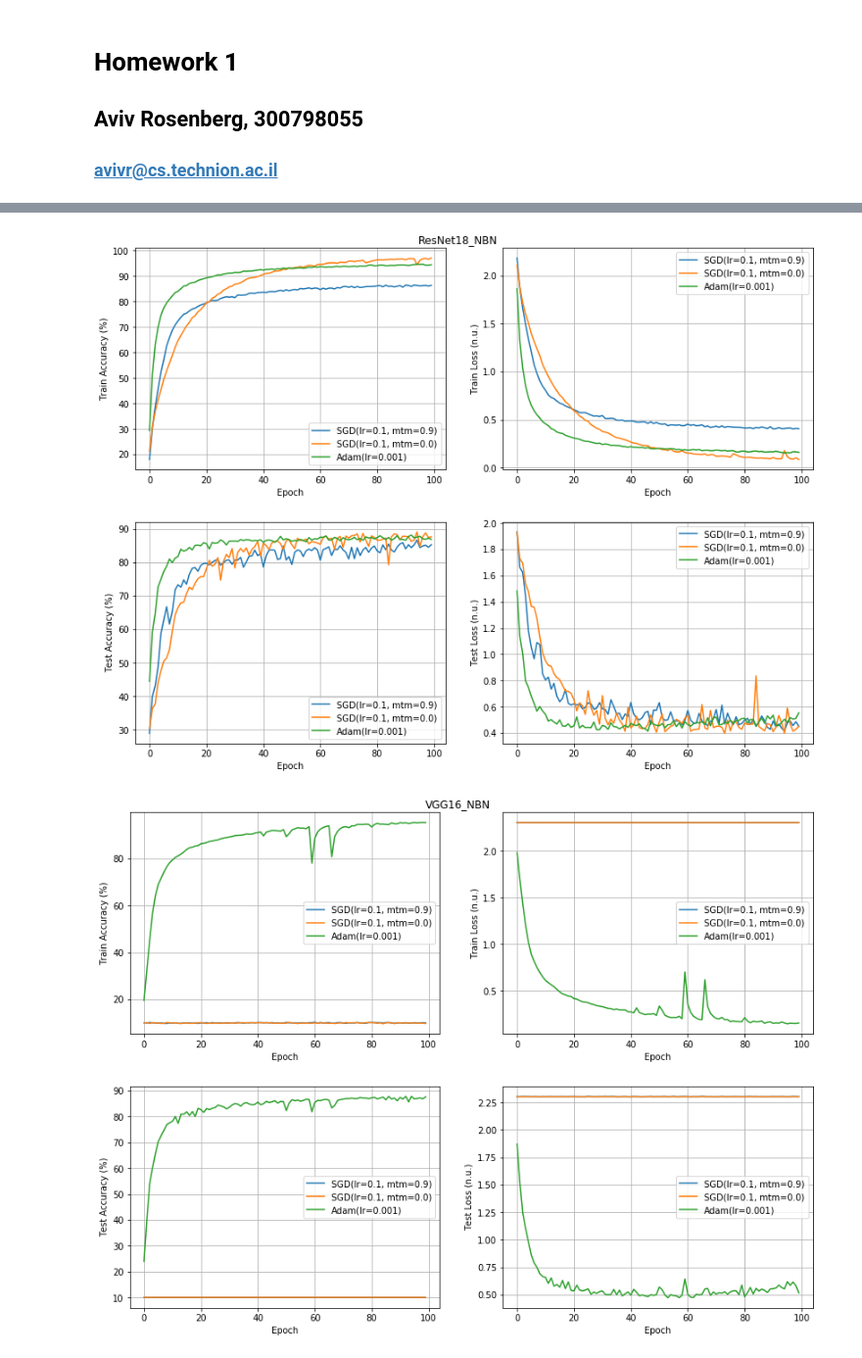
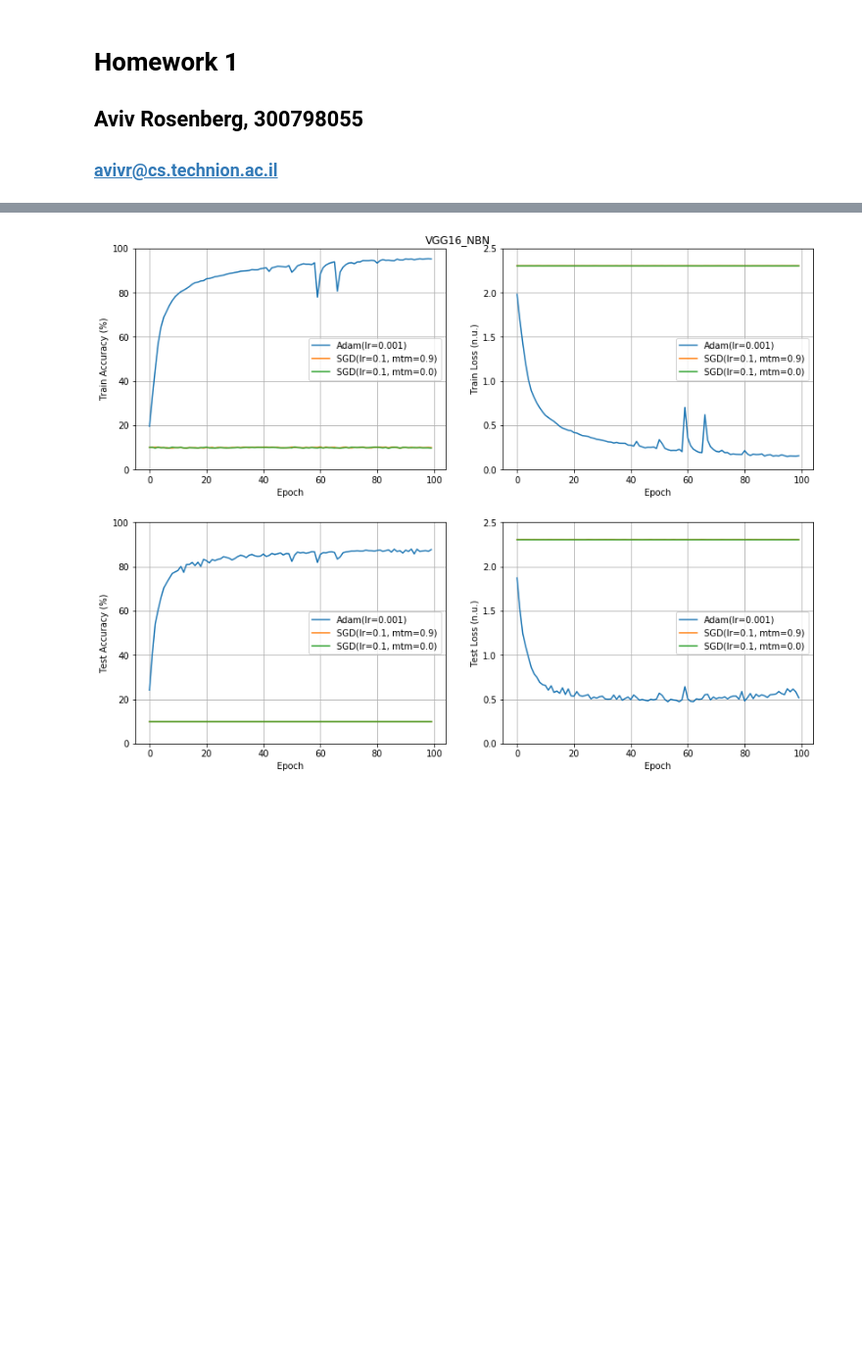
Before and after one commit to HansPinckaers/deep-learning-hw1, a Jupyter notebook: results.ipynb, the cells around one changed output, grey strips where cells are left out. Shown at 98% size. Saved outputs shown, nothing was run; the diff lists cells and outputs as text; code cells hidden in the pictures; blank space fills up the shorter version.

Commit message:
Updated results notebook and data

```diff
--- a/results.ipynb
+++ b/results.ipynb
@@ -19,16 +19,2 @@ The training code can be found [here](https://github.com/avivrosenberg/pytorch-c
 
 We will load the JSON files and plot the accuracy and loss over the train and test sets in each configuration.
-# %%
-import json
-
-def load_data(output_files):
-    data = []
-    for output_file in output_files:
-        with open(output_file, mode='r', encoding='utf-8') as f:
-            data += json.load(f)
-    return data
-
-def get_model_results(data, model_name):
-    for d in data:
-        if d['model'].lower() == model_name.lower():
-            yield d
@@ -163,16 +84,13 @@ Batch normalization normalizes the features between the convolutional or FC laye
 # %%
 data_no_batchnorm = load_data([
-    'results/ResNet18_NBN-SGD_0.10_0.90.json',
-    'results/ResNet18_NBN-SGD_0.10_0.00.json',
-    'results/ResNet18_NBN-Adam_0.00_0.90.json', #lr=0.001
-    'results/VGG16_NBN-SGD_0.10_0.90.json',
-    'results/VGG16_NBN-SGD_0.10_0.00.json',
-    'results/VGG16_NBN-Adam_0.00_0.90.json',    #lr=0.001
+    'results/s3/ResNet18_NBN-SGD_0.10_0.90.json',
+    'results/s3/ResNet18_NBN-SGD_0.10_0.00.json',
+    'results/s3/ResNet18_NBN-Adam_0.00_0.90.json', #lr=0.001
+    'results/s3/VGG16_NBN-SGD_0.10_0.90.json',
+    'results/s3/VGG16_NBN-SGD_0.10_0.00.json',
+    'results/s3/VGG16_NBN-Adam_0.00_0.90.json',    #lr=0.001
 ])
 
-for model_name in ['ResNet18_NBN', 'VGG16_NBN']:
-    model_results = get_model_results(data_no_batchnorm, model_name)
-    fig = plot_model_results(model_results)
+fig = plot_model_results(get_model_results(data_no_batchnorm, 'VGG16_NBN'))
 # %% [output]
-[figure, old version]
+[figure, new version]
-[figure, removed]
```
Also changed, not shown: parts of 14 cells of this notebook, 11 other files.
